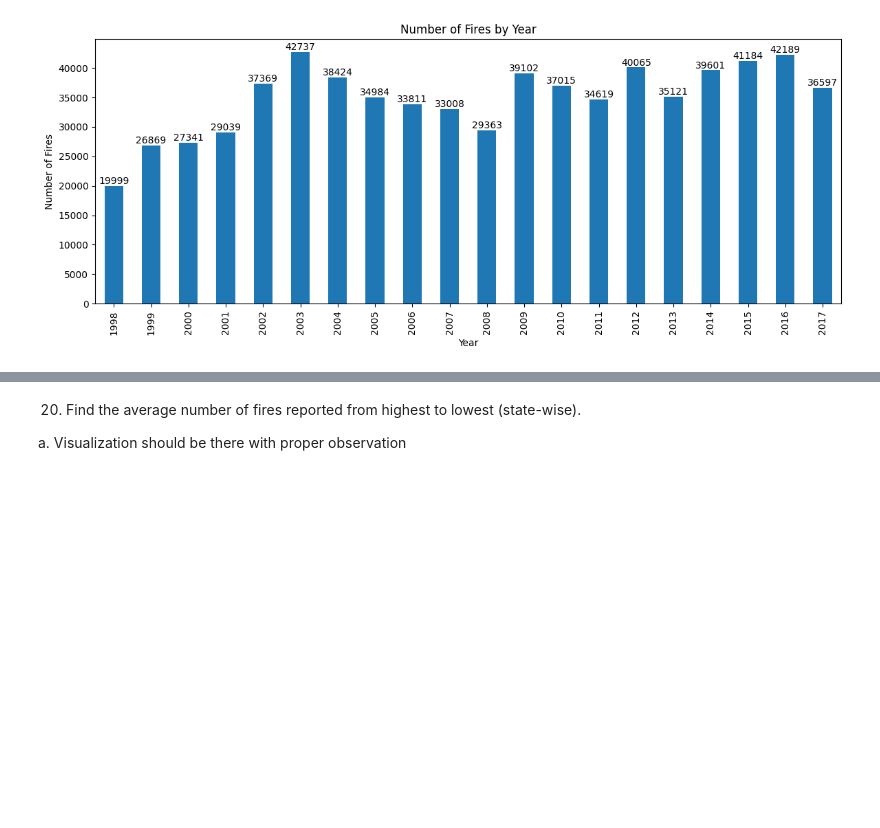
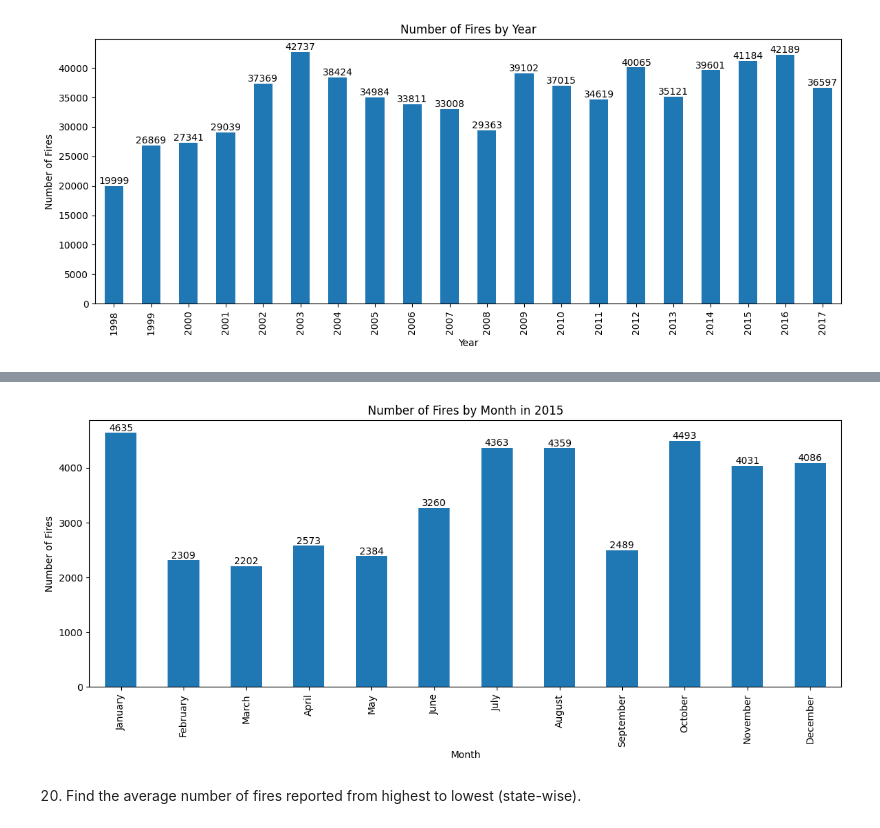
Before and after one commit to pmloppnow/JUMP-Plus, a Jupyter notebook: Project 6/forest_fires.ipynb, the cells around one changed output, grey strips where cells are left out. Saved outputs shown, nothing was run; the diff lists cells and outputs as text; code cells hidden in the pictures; blank space fills up the shorter version.

```diff
--- a/Project 6/forest_fires.ipynb
+++ b/Project 6/forest_fires.ipynb
@@ -297,0 +341,13 @@ b. Mention your observation in comment
+# %%
+monthly_2015 = fires[fires["year"] == 2015]
+monthly_2015 = monthly_2015.groupby("month")["number"].sum()
+
+amazonas_year_fire_plot = monthly_2015.plot(kind = "bar", figsize = (14, 5))
+plt.xlabel("Month")
+plt.ylabel("Number of Fires")
+plt.title("Number of Fires by Month in 2015")
+for bar in amazonas_year_fire_plot.containers:
+    amazonas_year_fire_plot.bar_label(bar)
+plt.show()
+# %% [output]
+[figure, added]
@@ -298,5 +357,3 @@ b. Mention your observation in comment
 # %% [markdown]
 20. Find the average number of fires reported from highest to lowest
 (state-wise).
-
-a. Visualization should be there with proper observation
```
Also changed, not shown: parts of 31 cells of this notebook.
